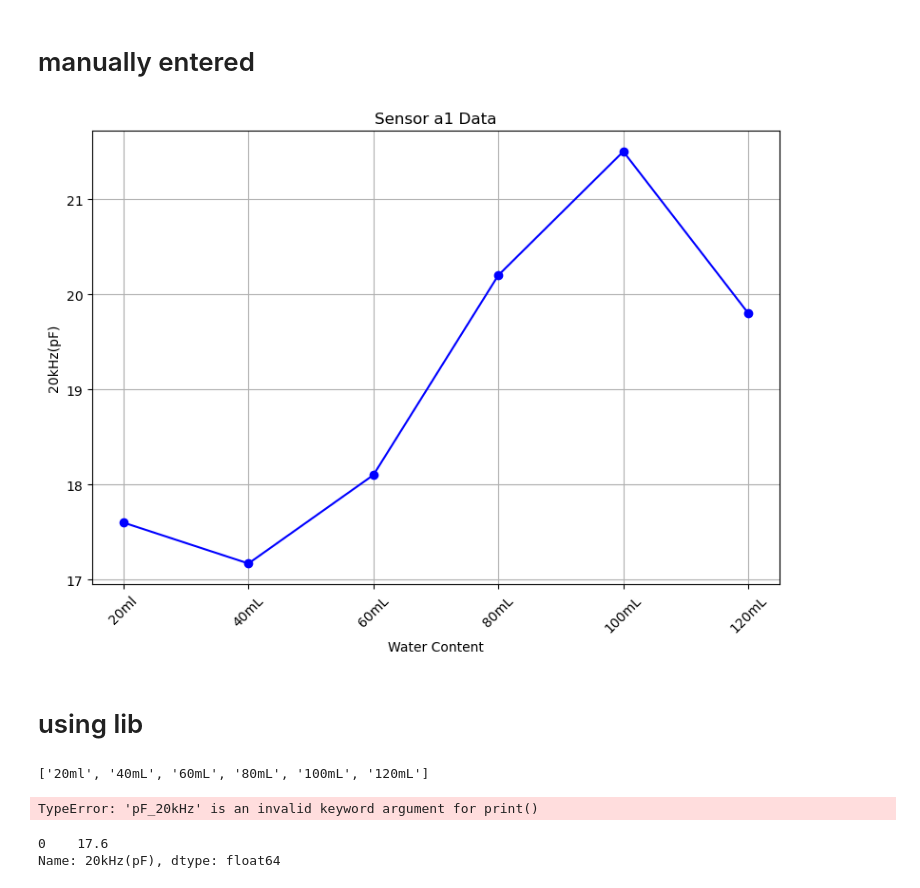
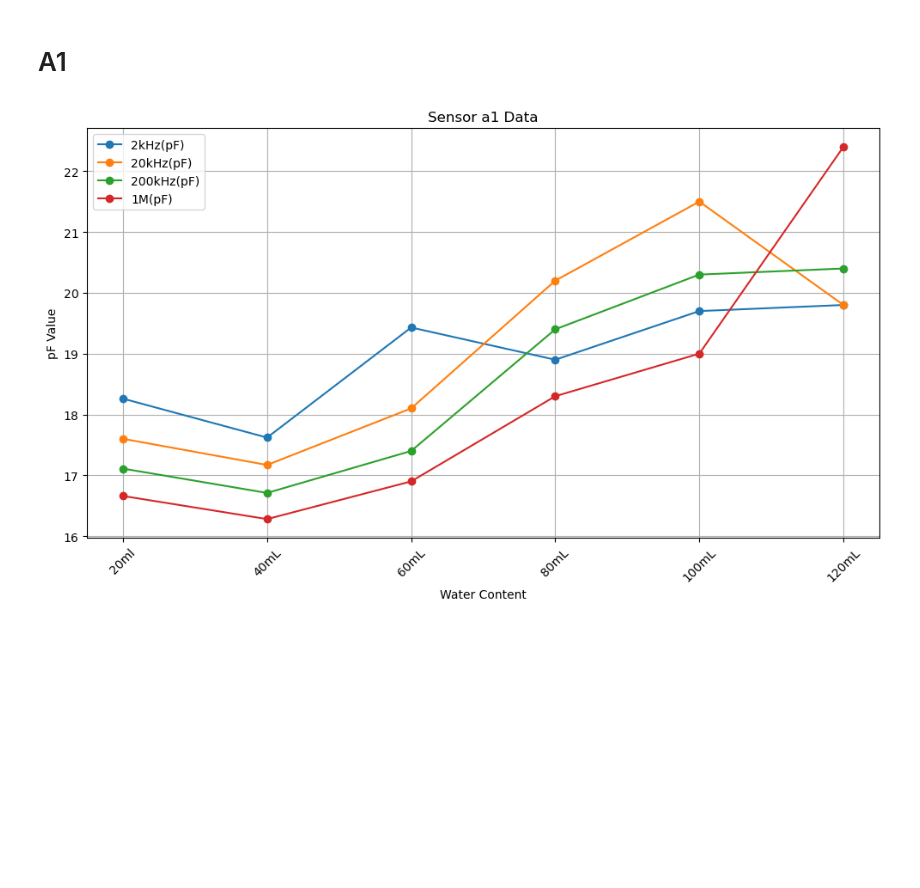
Before and after one commit to Akshat6133/automatic_irrigation_using_custom_made_sensor, a Jupyter notebook: idp.ipynb, the cells around one changed output. Cells and saved outputs as stored; diff of their text form; code cells hidden in the pictures; blank space fills up the shorter version.

Commit message:
made plot for sensors a1, b1, c1 for four different freq values

```diff
--- a/idp.ipynb
+++ b/idp.ipynb
@@ -4,72 +4,37 @@ import pandas as pd
 import matplotlib.pyplot as plt
 # %%
 data = pd.read_csv("/media/akshat/lin/PREVIOUS SEMESTER/SEM 6/idp/updated_idp_data.csv")
-# %% [markdown]
-# manually entered
+# %% [markdown]
+# A1
 # %%
 import matplotlib.pyplot as plt
 
 # Data for sensor a1
 water_content = ['20ml', '40mL', '60mL', '80mL', '100mL', '120mL']
+pF_2kHz = [18.26, 17.62, 19.43, 18.9, 19.7, 19.8]
 pF_20kHz = [17.6, 17.17, 18.1, 20.2, 21.5, 19.8]
+pF_200kHz = [17.11, 16.71, 17.4, 19.4, 20.3, 20.4]
+pF_1M = [16.66, 16.28, 16.9, 18.3, 19, 22.4]
 
 # Plotting
-plt.figure(figsize=(8, 6))
-plt.plot(water_content, pF_20kHz, marker='o', color='b', linestyle='-')
+plt.figure(figsize=(10, 6))
+plt.plot(water_content, pF_2kHz, marker='o', label='2kHz(pF)')
+plt.plot(water_content, pF_20kHz, marker='o', label='20kHz(pF)')
+plt.plot(water_content, pF_200kHz, marker='o', label='200kHz(pF)')
+plt.plot(water_content, pF_1M, marker='o', label='1M(pF)')
 
 # Adding labels and title
 plt.xlabel('Water Content')
-plt.ylabel('20kHz(pF)')
+plt.ylabel('pF Value')
 plt.title('Sensor a1 Data')
+plt.legend()
 
 # Rotating x-axis labels for better readability
 plt.xticks(rotation=45)
 
 # Displaying the plot
 plt.grid(True)
 plt.tight_layout()
 plt.show()
 # %% [output]
-[figure, old version]
+[figure, new version]
-# %% [markdown]
-# using lib
-# %%
-df = data
-print(water_content)
-sensor_a1 = df[df['Sensor'] == 'a1']
-
-print(pF_20kHz = sensor_a1['20kHz(pF)'])
-# %% [output]
-['20ml', '40mL', '60mL', '80mL', '100mL', '120mL']
-TypeError: 'pF_20kHz' is an invalid keyword argument for print()
-# %%
-df = data
-
-# Extract data for sensor a1
-sensor_a1 = df[df['Sensor'] == 'a1']
-
-# Extracting water content and 20kHz(pF) values
-water_content = water_content
-pF_20kHz = sensor_a1['20kHz(pF)']
-
-
-print(pF_20kHz)
-# # Plotting
-# plt.figure(figsize=(8, 6))
-# plt.plot(water_content, pF_20kHz, marker='o', color='b', linestyle='-')
-
-# # Adding labels and title
-# plt.xlabel('Water Content')
-# plt.ylabel('20kHz(pF)')
-# plt.title('Sensor a1 Data')
-
-# # Rotating x-axis labels for better readability
-# # plt.xticks(rotation=45)
-
-# # Displaying the plot
-# plt.grid(True)
-# plt.tight_layout()
-# plt.show()
-# %% [output]
-0    17.6
-Name: 20kHz(pF), dtype: float64
```
Also changed, not shown: parts of 4 cells of this notebook.
